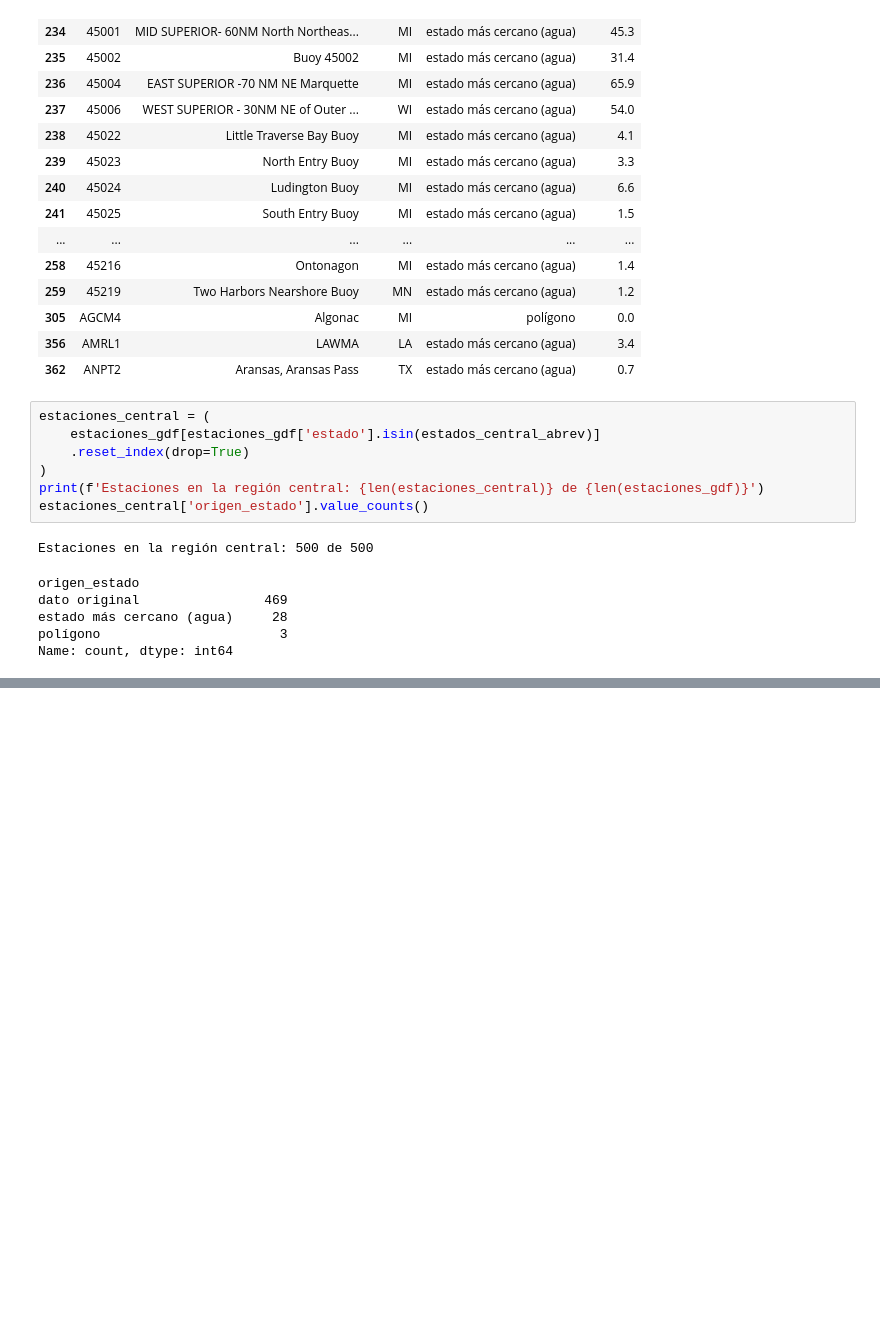
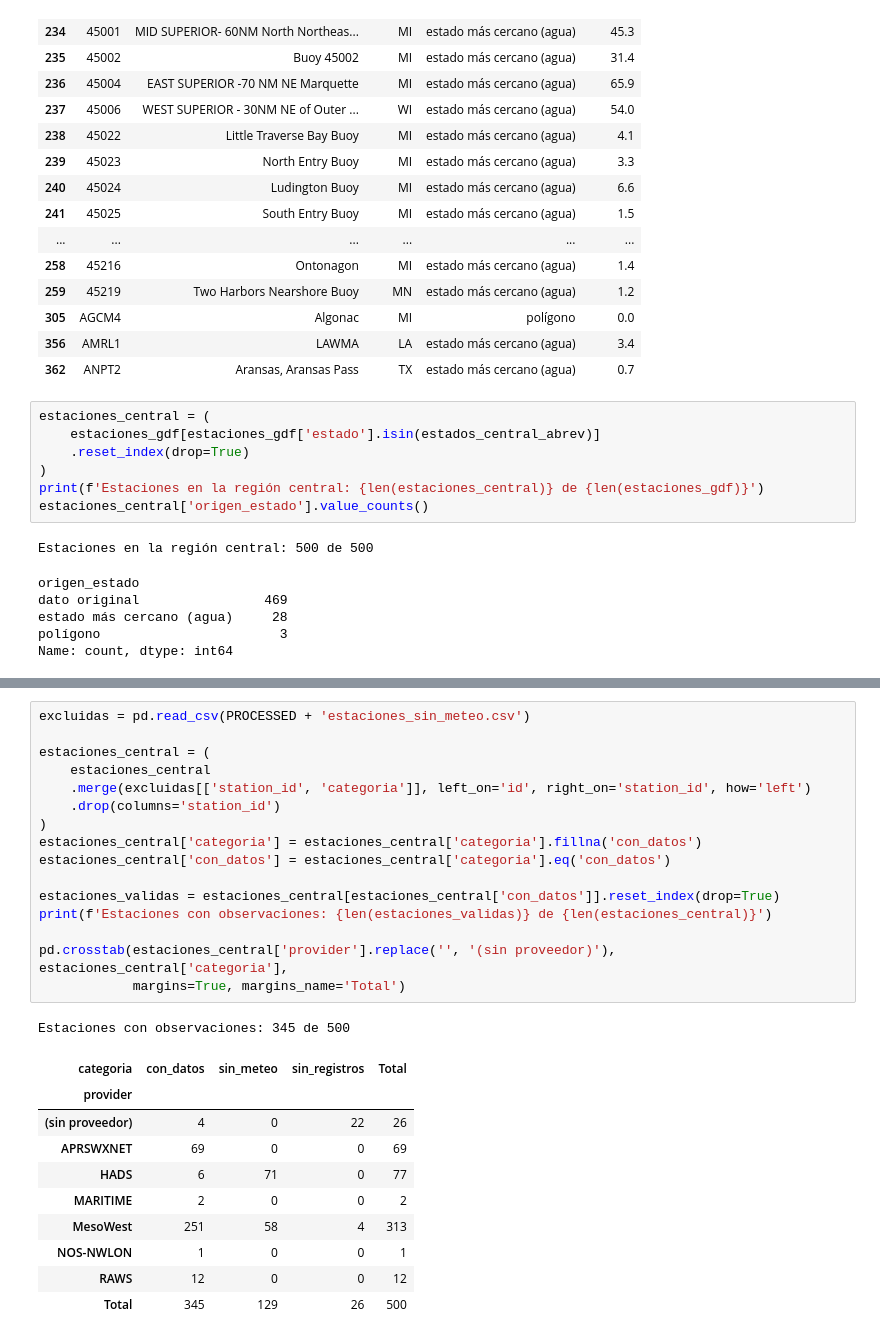
Before and after one commit to franconieto3/TPI_Taller_analisis_de_datos, a Jupyter notebook: notebooks/analisis_estaciones.ipynb, the cells around one changed output, grey strips where cells are left out. Cells and saved outputs as stored; diff of their text form; blank space fills up the shorter version.

```diff
--- a/notebooks/analisis_estaciones.ipynb
+++ b/notebooks/analisis_estaciones.ipynb
@@ -146 +168,29 @@ Name: count, dtype: int64
+# %%
+excluidas = pd.read_csv(PROCESSED + 'estaciones_sin_meteo.csv')
+
+estaciones_central = (
+    estaciones_central
+    .merge(excluidas[['station_id', 'categoria']], left_on='id', right_on='station_id', how='left')
+    .drop(columns='station_id')
+)
+estaciones_central['categoria'] = estaciones_central['categoria'].fillna('con_datos')
+estaciones_central['con_datos'] = estaciones_central['categoria'].eq('con_datos')
+
+estaciones_validas = estaciones_central[estaciones_central['con_datos']].reset_index(drop=True)
+print(f'Estaciones con observaciones: {len(estaciones_validas)} de {len(estaciones_central)}')
+
+pd.crosstab(estaciones_central['provider'].replace('', '(sin proveedor)'), estaciones_central['categoria'],
+            margins=True, margins_name='Total')
+# %% [output]
+Estaciones con observaciones: 345 de 500
+| categoria | con_datos | sin_meteo | sin_registros | Total |
+| provider |  |  |  |  |
+| (sin proveedor) | 4 | 0 | 22 | 26 |
+| APRSWXNET | 69 | 0 | 0 | 69 |
+| HADS | 6 | 71 | 0 | 77 |
+| MARITIME | 2 | 0 | 0 | 2 |
+| MesoWest | 251 | 58 | 4 | 313 |
+| NOS-NWLON | 1 | 0 | 0 | 1 |
+| RAWS | 12 | 0 | 0 | 12 |
+| Total | 345 | 129 | 26 | 500 |
 # %% [markdown]
```
Also changed, not shown: parts of 11 cells of this notebook, 1 other file.
